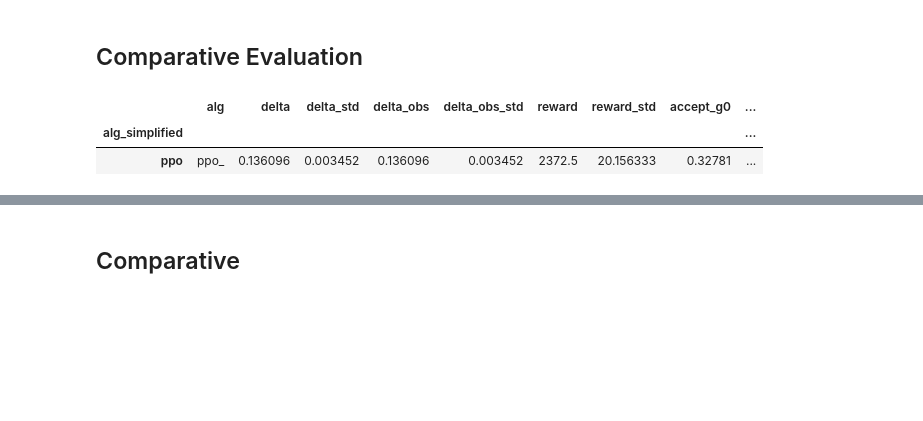
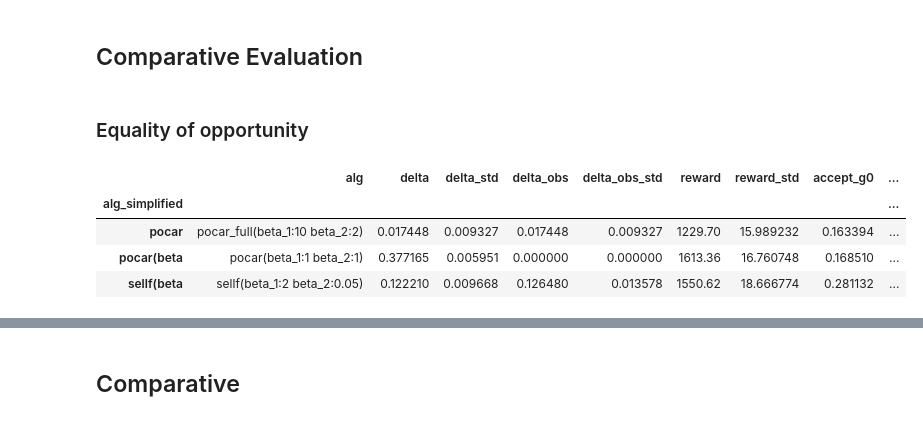
Before and after one commit to hiaac-finance/sellf, a Jupyter notebook: lending_experiment/figures.ipynb, the cells around one changed output, grey strips where cells are left out. Saved outputs shown, nothing was run; the diff lists cells and outputs as text; code cells hidden in the pictures; blank space fills up the shorter version.

```diff
--- a/lending_experiment/figures.ipynb
+++ b/lending_experiment/figures.ipynb
@@ -6,8 +6,8 @@ import matplotlib.pyplot as plt
 # %%
 def summarize_hyperparam(env, mu_type, alg_names):
     def summ_ep(df):
-        delta = df.delta.mean()
-        delta_obs = df.delta_obs.mean()
+        delta = df.delta.abs().mean()
+        delta_obs = df.delta_obs.abs().mean()
         rew = df.sort_values("t")["resource"].values[-1]
         accept_g0 = df[df.group_id == 0].action.mean()
         accept_g1 = df[df.group_id == 1].action.mean()
@@ -46,5 +46,18 @@ def summarize_hyperparam(env, mu_type, alg_names):
         except:
             continue
     results = pd.DataFrame(results)
+
+    results["minus_delta"] = 1 - results["delta"]
+
+    delta_mean = results["minus_delta"].mean()
+    delta_std = results["minus_delta"].std()
+
+    reward_mean = results["reward"].mean()
+    reward_std = results["reward"].std()
+
+    results["score"] = (
+        (results["minus_delta"] - delta_mean) / (delta_std) +
+        (results["reward"] - reward_mean) / (reward_std)
+    )
     return results
 # %% [markdown]
@@ -186,14 +192,22 @@ plt.savefig("figures/ablation_zoomed.pdf", bbox_inches='tight')
 # %% [markdown]
 ## Comparative Evaluation
+# %% [markdown]
+### Equality of opportunity
 # %%
-alg_names = ["ppo_"]
-for beta in [0.5, 1, 2, 5]:
-    alg_names.append(f"sellf_hard_beta_1={beta} beta_2={beta}")
-    alg_names.append(f"pocar_beta_1={beta} beta_2={beta}")
-alg_names = ["ppo_"]
+env_name = "fico_equal"
+mu_type = "tpr"
+alg_names = []
+for beta_1 in [1, 2, 5, 10]:
+    for beta_2 in [0, 0.05, 0.1]:
+        alg_names.append(f"sellf(beta_1:{beta_1} beta_2:{beta_2})")
+    for beta_2 in [1, 2, 5, 10]:
+        alg_names.append(f"pocar(beta_1:{beta_1} beta_2:{beta_2})")
+        alg_names.append(f"pocar_full(beta_1:{beta_1} beta_2:{beta_2})")
 results = summarize_hyperparam(env_name, mu_type, alg_names)
-results.sort_values("delta").groupby("alg_simplified").first()
+results.sort_values("score", ascending = False).groupby("alg_simplified").first()
 # %% [output]
 |  | alg | delta | delta_std | delta_obs | delta_obs_std | reward | reward_std | accept_g0 | ... |
 | alg_simplified |  |  |  |  |  |  |  |  | ... |
-| ppo | ppo_ | 0.136096 | 0.003452 | 0.136096 | 0.003452 | 2372.5 | 20.156333 | 0.32781 | ... |
+| pocar | pocar_full(beta_1:10 beta_2:2) | 0.017448 | 0.009327 | 0.017448 | 0.009327 | 1229.70 | 15.989232 | 0.163394 | ... |
+| pocar(beta | pocar(beta_1:1 beta_2:1) | 0.377165 | 0.005951 | 0.000000 | 0.000000 | 1613.36 | 16.760748 | 0.168510 | ... |
+| sellf(beta | sellf(beta_1:2 beta_2:0.05) | 0.122210 | 0.009668 | 0.126480 | 0.013578 | 1550.62 | 18.666774 | 0.281132 | ... |
```
Also changed, not shown: parts of 27 cells of this notebook.
